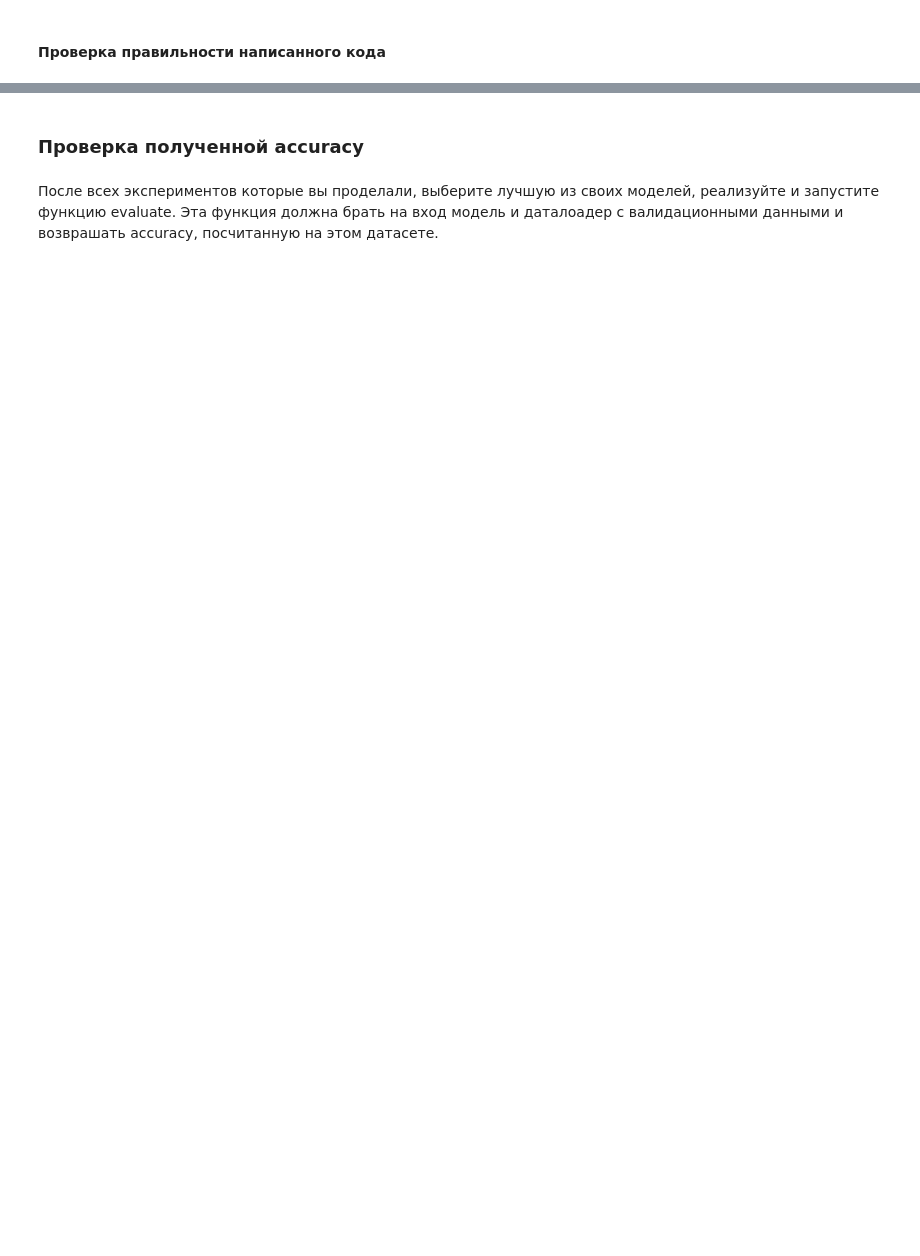
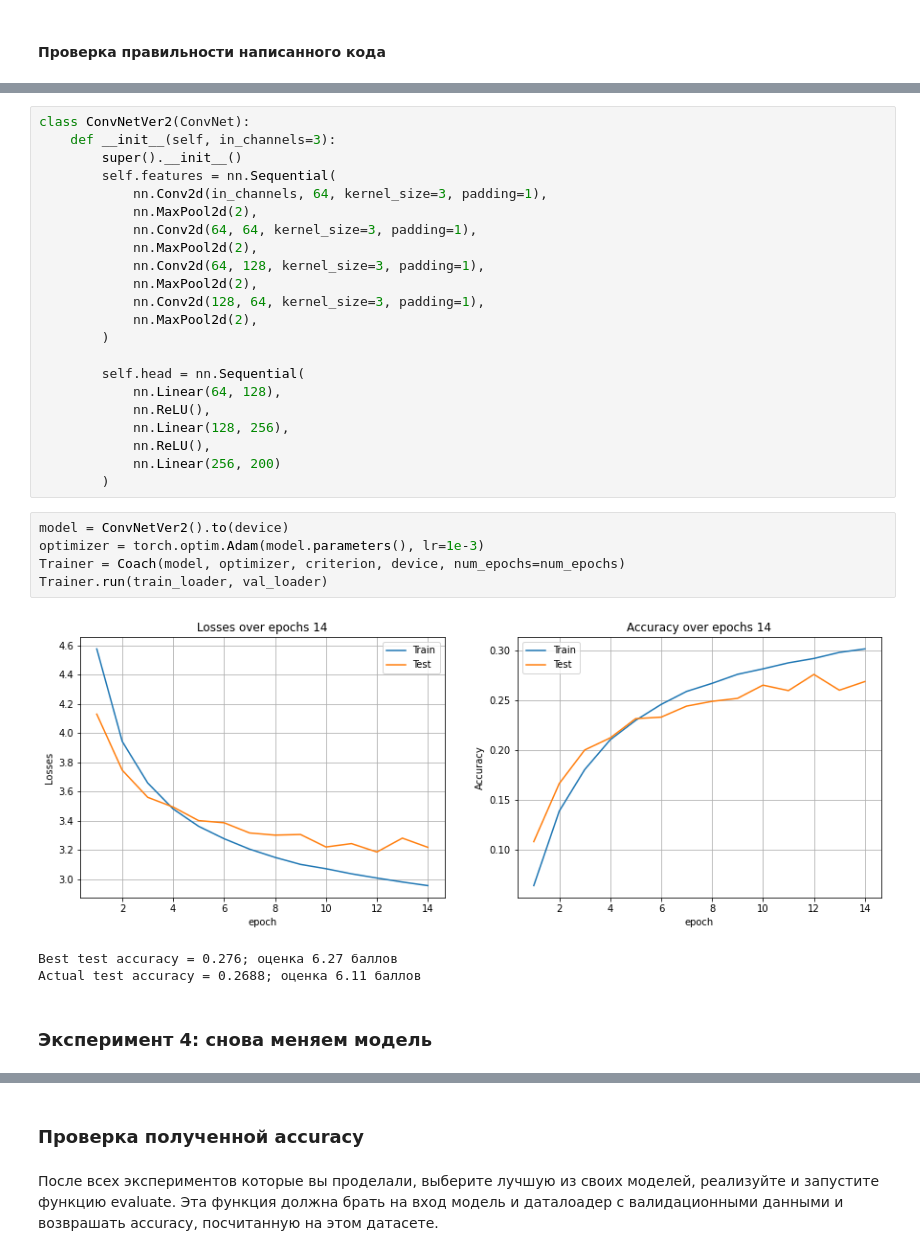
Before and after one commit to kirtis26/ML, a Jupyter notebook: №2. CNN.ipynb, the cells around one changed output, grey strips where cells are left out. Drawn from its saved outputs; the diff is of its cells as text; blank space fills up the shorter version.

```diff
--- a/№2. CNN.ipynb
+++ b/№2. CNN.ipynb
@@ -251,0 +294,33 @@ Trainer.run(train_loader, val_loader)
+# %%
+class ConvNetVer2(ConvNet):
+    def __init__(self, in_channels=3):
+        super().__init__()
+        self.features = nn.Sequential(
+            nn.Conv2d(in_channels, 64, kernel_size=3, padding=1),
+            nn.MaxPool2d(2),
+            nn.Conv2d(64, 64, kernel_size=3, padding=1),
+            nn.MaxPool2d(2),
+            nn.Conv2d(64, 128, kernel_size=3, padding=1),
+            nn.MaxPool2d(2),
+            nn.Conv2d(128, 64, kernel_size=3, padding=1),
+            nn.MaxPool2d(2),
+        )
+
+        self.head = nn.Sequential(
+            nn.Linear(64, 128),
+            nn.ReLU(),
+            nn.Linear(128, 256),
+            nn.ReLU(),
+            nn.Linear(256, 200)
+        )
+# %%
+model = ConvNetVer2().to(device)
+optimizer = torch.optim.Adam(model.parameters(), lr=1e-3)
+Trainer = Coach(model, optimizer, criterion, device, num_epochs=num_epochs)
+Trainer.run(train_loader, val_loader)
+# %% [output]
+[figure, added]
+Best test accuracy = 0.276; оценка 6.27 баллов
+Actual test accuracy = 0.2688; оценка 6.11 баллов
+# %% [markdown]
+### Эксперимент 4: снова меняем модель
```
Also changed, not shown: parts of 18 cells of this notebook.
